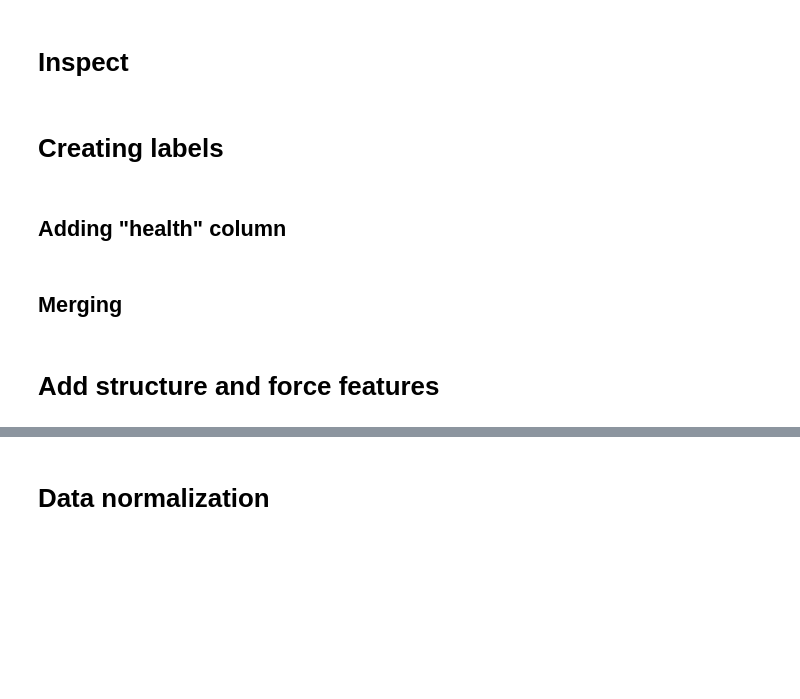
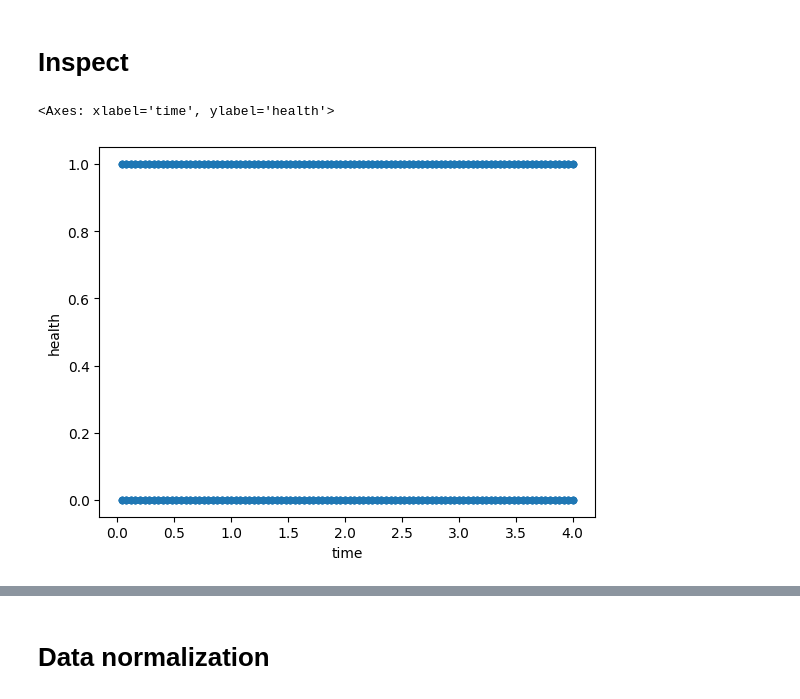
Before and after one commit to marius-ne/CIE_ProjectA_Group13, a Jupyter notebook: test.ipynb, the cells around one changed output, grey strips where cells are left out. Drawn from its saved outputs; the diff is of its cells as text; code cells hidden in the pictures; blank space fills up the shorter version.

Commit message:
added plot and fixed renaming

```diff
--- a/test.ipynb
+++ b/test.ipynb
@@ -84,4 +77,0 @@ df_perfect[["_U:U1 PI: PART-1-.1 1 N: 156 0.","_U:U2 PI: PART-1-.1 1 N: 156 0.",
-# %% [markdown]
-# Creating labels
-# %% [markdown]
-## Adding "health" column
@@ -93,2 +77,0 @@ df_imperfect["health"] = pd.Series(np.zeros_like(df_perfect.index))
-# %% [markdown]
-## Merging
@@ -100,2 +78,5 @@ df_all["health"].plot()
-# %% [markdown]
-# Add structure and force features
+# %%
+df.plot(x="time", y="health", kind="scatter")
+# %% [output]
+<Axes: xlabel='time', ylabel='health'>
+[figure, added]
```
Also changed, not shown: parts of 10 cells of this notebook.
